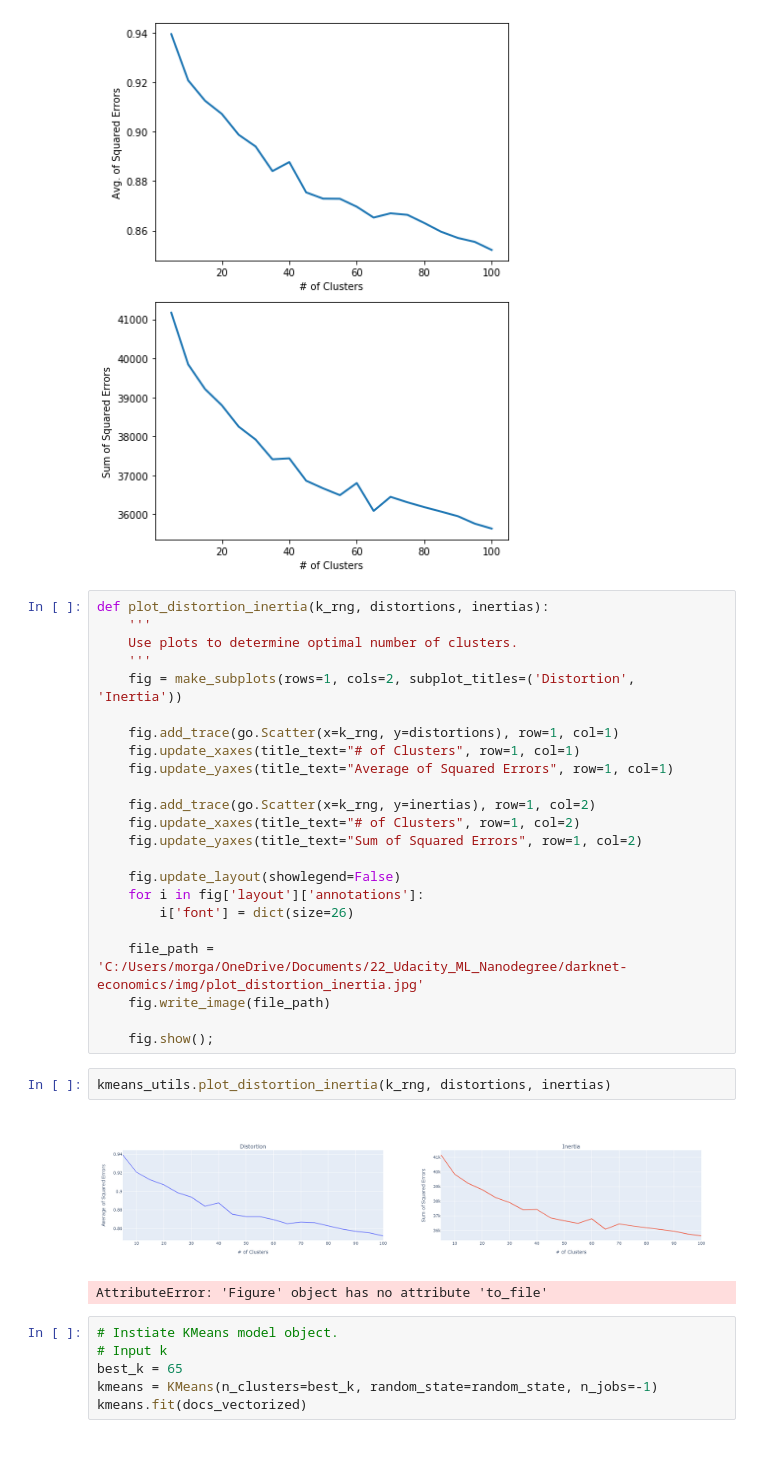
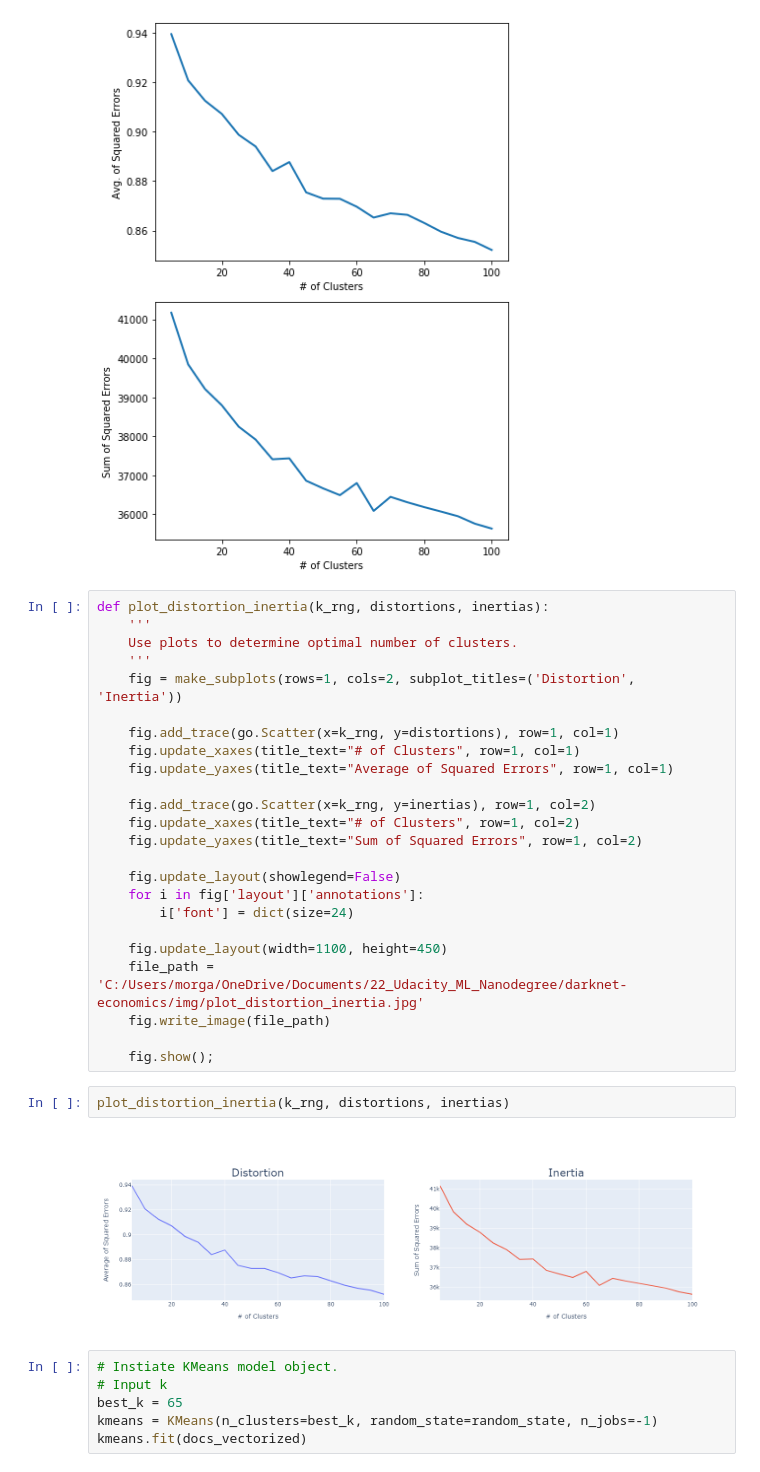
Before and after one commit to Morgan-Sell/darknet-economics, a Jupyter notebook: kmeans_wallstreet.ipynb, the cells around one changed output. Saved outputs shown, nothing was run; the diff lists cells and outputs as text.

```diff
--- a/kmeans_wallstreet.ipynb
+++ b/kmeans_wallstreet.ipynb
@@ -169,17 +176,17 @@ def plot_distortion_inertia(k_rng, distortions, inertias):
 
     fig.update_layout(showlegend=False)
     for i in fig['layout']['annotations']:
-        i['font'] = dict(size=26)
+        i['font'] = dict(size=24)
 
+    fig.update_layout(width=1100, height=450)
     file_path = 'C:/Users/morga/OneDrive/Documents/22_Udacity_ML_Nanodegree/darknet-economics/img/plot_distortion_inertia.jpg'
     fig.write_image(file_path)
 
     fig.show();
 # %%
-kmeans_utils.plot_distortion_inertia(k_rng, distortions, inertias)
+plot_distortion_inertia(k_rng, distortions, inertias)
 # %% [output]
-[figure, old version]
+[figure, new version]
-AttributeError: 'Figure' object has no attribute 'to_file'
 # %%
 # Instiate KMeans model object.
 # Input k
```
Also changed, not shown: parts of 1 cell of this notebook, 2 other files.
